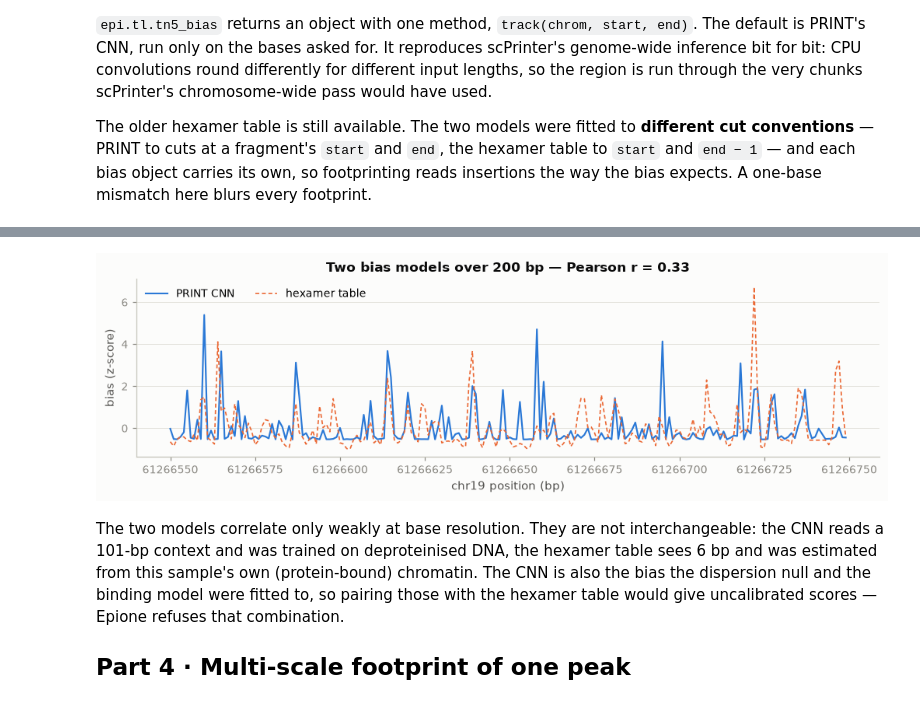
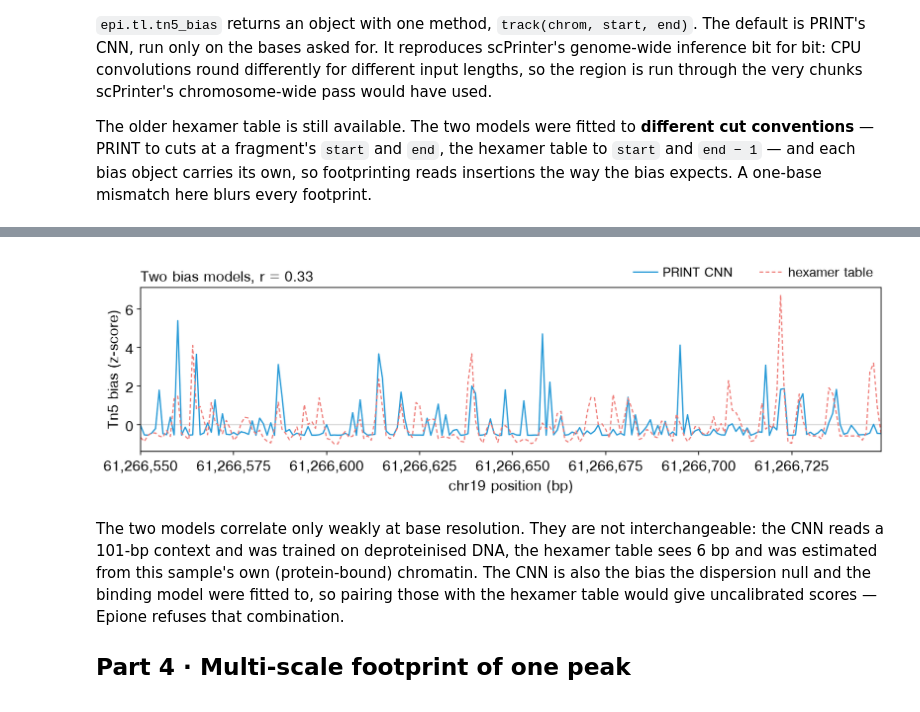
Before and after one commit to aristoteleo/epione, a Jupyter notebook: epione_guide/tutorials/single/t_print_footprint.ipynb, the cells around one changed output, grey strips where cells are left out. Cells and saved outputs as stored; diff of their text form; code cells hidden in the pictures.

```diff
--- a/epione_guide/tutorials/single/t_print_footprint.ipynb
+++ b/epione_guide/tutorials/single/t_print_footprint.ipynb
@@ -173,22 +203,25 @@ Wall time: 33.3 s
 # %%
 s0 = int(peaks.start[0]) + 300
 x = np.arange(s0, s0 + 200)
 pb, kb = bias.track(CHROM, s0, s0 + 200), kmer.track(CHROM, s0, s0 + 200)
 z = lambda v: (v - v.mean()) / v.std()
 r = np.corrcoef(pb, kb)[0, 1]
 
-fig, ax = plt.subplots(figsize=(9.5, 3.0))
-ax.plot(x, z(pb), color=C[0], lw=1.4, label='PRINT CNN')
-ax.plot(x, z(kb), color=C[1], lw=1.1, ls=(0, (3, 2)), label='hexamer table')
-ax.legend(loc='upper left', ncol=2)
-ax.set_ylabel('bias (z-score)')
+fig, ax = plt.subplots(figsize=(11, 3.6))
+ax.plot(x, z(pb), color=GROUP[0], lw=1.3, label='PRINT CNN')
+ax.plot(x, z(kb), color=GROUP[1], lw=1.2, ls=(0, (3, 2)), label='hexamer table')
+ax.legend(loc='lower right', bbox_to_anchor=(1, 1.0), ncol=2, borderaxespad=0.2,
+          frameon=False, handlelength=1.8)
+ax.axhline(0, color='0.8', lw=0.8, zorder=0)
+ax.grid(False)
+ax.set_ylabel('Tn5 bias (z-score)')
 ax.set_xlabel(f'{CHROM} position (bp)')
-ax.ticklabel_format(axis='x', style='plain', useOffset=False)
-ax.grid(axis='y'); ax.set_axisbelow(True)
-ax.set_title(f'Two bias models over 200 bp — Pearson r = {r:.2f}')
+ax.xaxis.set_major_formatter(BP)
+ax.set_xlim(x[0], x[-1])
+ax.set_title(f'Two bias models, r = {r:.2f}', loc='left')
 plt.tight_layout(); plt.show()
 # %% [output]
-[figure, old version]
+[figure, new version]
 # %% [markdown]
 The two models correlate only weakly at base resolution. They are not
 interchangeable: the CNN reads a 101-bp context and was trained on
```
Also changed, not shown: parts of 11 cells of this notebook, 1 other file.
